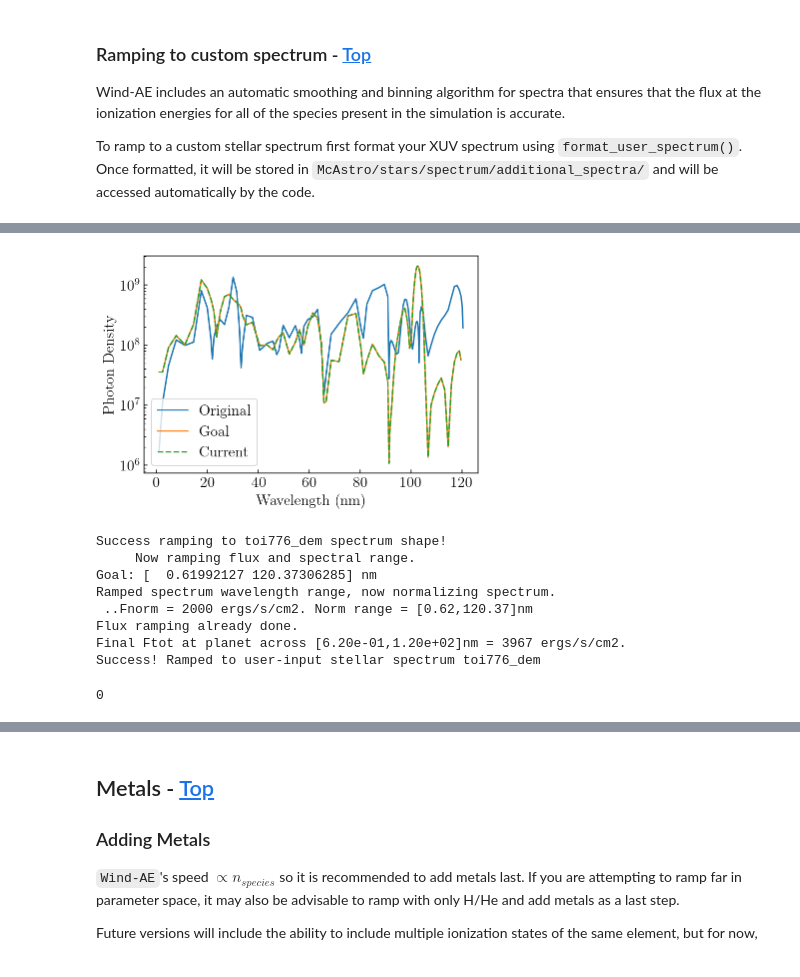
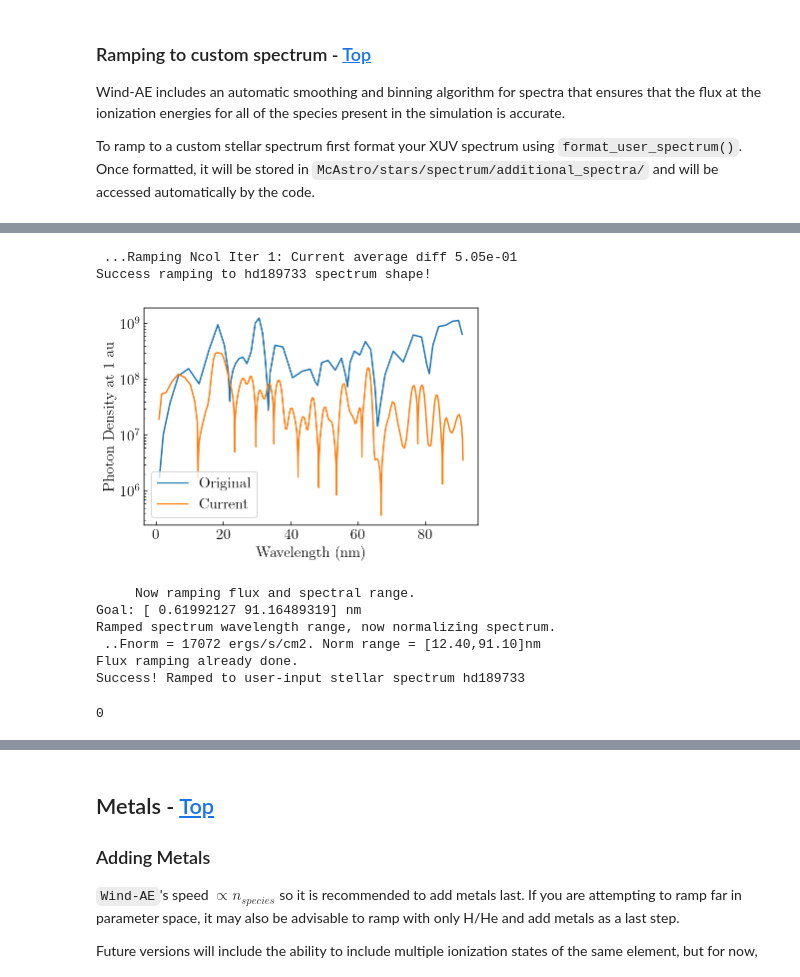
Before and after one commit to mibroome/wind-ae, a Jupyter notebook: Notebooks/HD189733b_Example.ipynb, the cells around one changed output, grey strips where cells are left out. Cells and saved outputs as stored; diff of their text form; code cells hidden in the pictures.

Commit message:
Ramping to user spectrum fixed. Metallcity ramper updated.

```diff
--- a/Notebooks/HD189733b_Example.ipynb
+++ b/Notebooks/HD189733b_Example.ipynb
@@ -311,14 +286,17 @@ WARNING: Flux at 1 au from star should be in units of ergs/s/cm2 (check that you
 Spectrum saved in Wind-AE readable format at McAstro/stars/spectrum/additional_spectra/hd189733
 # %%
-#the example spectrum here is an M-dwarf spectrum, so not representative of HD189733
-sim.ramp_to_user_spectrum(spectrum_filename='hd189733')
+#Est. runtime: 2 min
+sim.load_planet('saves/HD189733b/HD189733b_13.6-2000eV_solar_H-He.csv',
+               print_atmo_composition=False)
+
+sim.ramp_to_user_spectrum(spectrum_filename='hd189733',ramp_range=True)
 # %% [output]
+ ...Ramping Ncol Iter 1: Current average diff 5.05e-01
+Success ramping to hd189733 spectrum shape!
-[figure, old version]
+[figure, new version]
-Success ramping to toi776_dem spectrum shape!
-     Now ramping flux and spectral range.
-Goal: [  0.61992127 120.37306285] nm
-Ramped spectrum wavelength range, now normalizing spectrum.
- ..Fnorm = 2000 ergs/s/cm2. Norm range = [0.62,120.37]nm                                                     Flux ramping already done.
-Final Ftot at planet across [6.20e-01,1.20e+02]nm = 3967 ergs/s/cm2.
-Success! Ramped to user-input stellar spectrum toi776_dem
-0
+     Now ramping flux and spectral range.
+Goal: [ 0.61992127 91.16489319] nm
+Ramped spectrum wavelength range, now normalizing spectrum.
+ ..Fnorm = 17072 ergs/s/cm2. Norm range = [12.40,91.10]nm                                                     Flux ramping already done.
+Success! Ramped to user-input stellar spectrum hd189733
+0
```
Also changed, not shown: parts of 21 cells of this notebook, 37 other files.
